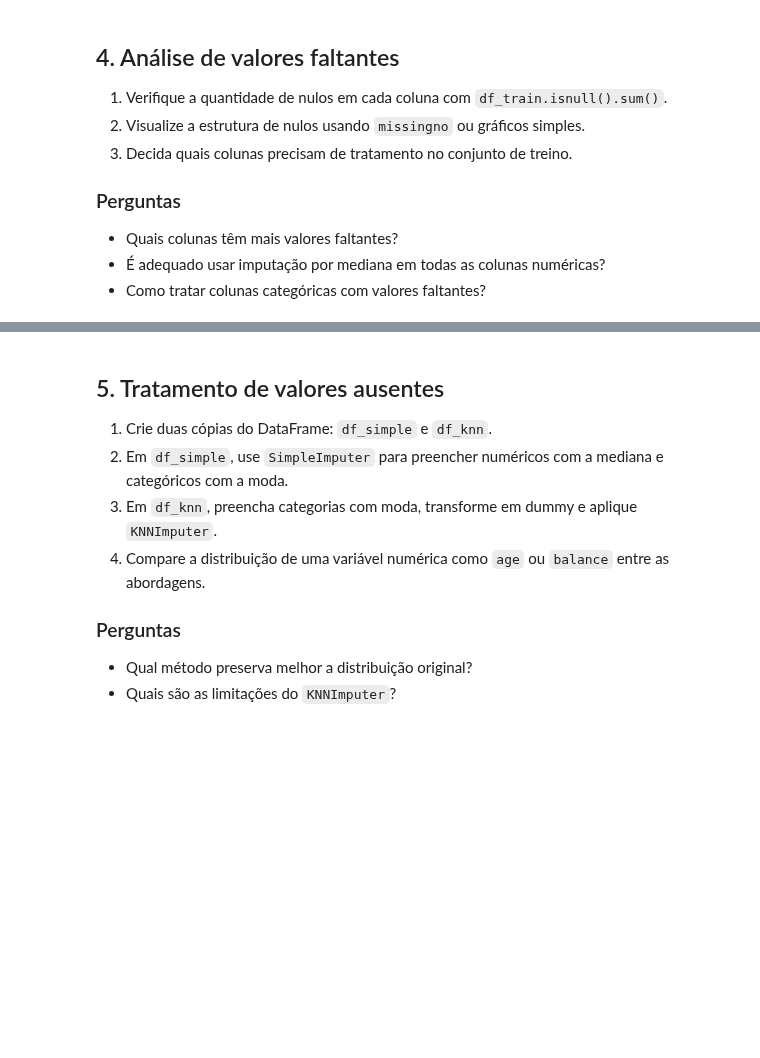
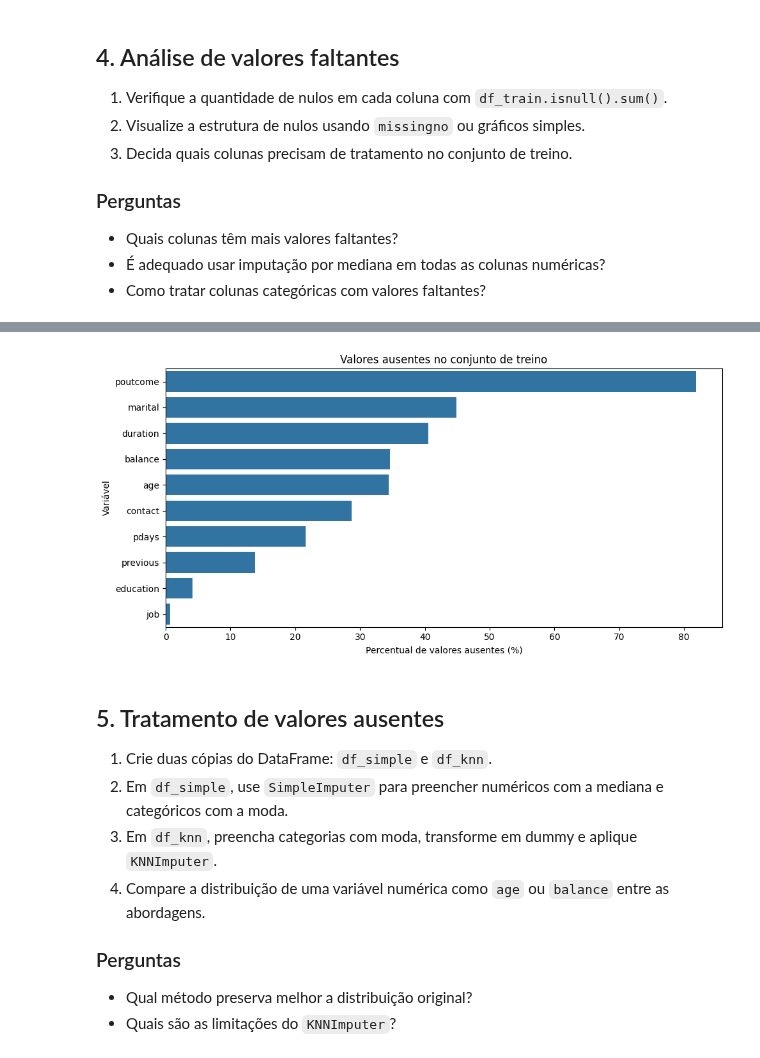
Before and after one commit to MathLopes29/Hashtag_AnaliseDados, a Jupyter notebook: Python/Cursos/PUC Ciência de Dados/Projetos/Machine Learning/03_2 Aula/UNIDADE 2 - PRÁTICA - ROTEIRO.ipynb, the cells around one changed output, grey strips where cells are left out. Drawn from its saved outputs; the diff is of its cells as text; code cells hidden in the pictures; blank space fills up the shorter version.

```diff
--- a/Python/Cursos/PUC Ciência de Dados/Projetos/Machine Learning/03_2 Aula/UNIDADE 2 - PRÁTICA - ROTEIRO.ipynb
+++ b/Python/Cursos/PUC Ciência de Dados/Projetos/Machine Learning/03_2 Aula/UNIDADE 2 - PRÁTICA - ROTEIRO.ipynb
@@ -78,11 +130,13 @@ None
 # %%
 from sklearn.model_selection import train_test_split
 
-# Divisão estratificada pela variável resposta
-df_train, df_test = train_test_split(df, test_size=0.2, stratify=df['y'], random_state=42)
-print('Train shape:', df_train.shape)
-print('Test shape :', df_test.shape)
+df_train, df_test = train_test_split(
+    df,
+    test_size=0.20,
+    stratify=df["y"],
+    random_state=42
+)
 
-# A partir daqui, usamos apenas o conjunto de treino para pré-processamento
-df = df_train.copy()
+print("Treino:", df_train.shape)
+print("Teste :", df_test.shape)
 # %% [output]
@@ -139,11 +215,9 @@ ImportError: scipy._cyutility does not export expected C function slice_memviews
 - É adequado usar imputação por mediana em todas as colunas numéricas?
 - Como tratar colunas categóricas com valores faltantes?
 # %%
-# Inspeção dos valores faltantes
-missing_counts = df_train.isnull().sum().sort_values(ascending=False)
-display(missing_counts)
+missing = pd.DataFrame({
+    "nulos": df_train.isna().sum(),
+    "percentual": df_train.isna().mean().mul(100)
+}).sort_values("percentual", ascending=False)
 
-# Visualizar nulos com missingno (opcional)
-# import missingno as msno
-# msno.matrix(df_train)
-# plt.show()
+display(missing)
@@ -150,3 +243,18 @@ display(missing_counts)
+# %%
+plt.figure(figsize=(10, 5))
+missing_nonzero = missing[missing["nulos"] > 0]
+sns.barplot(
+    data=missing_nonzero.reset_index(),
+    x="percentual",
+    y="index"
+)
+plt.xlabel("Percentual de valores ausentes (%)")
+plt.ylabel("Variável")
+plt.title("Valores ausentes no conjunto de treino")
+plt.tight_layout()
+plt.show()
+# %% [output]
+[figure, added]
 # %% [markdown]
 ## 5. Tratamento de valores ausentes
 1. Crie duas cópias do DataFrame: `df_simple` e `df_knn`.
```
Also changed, not shown: parts of 44 cells of this notebook.
